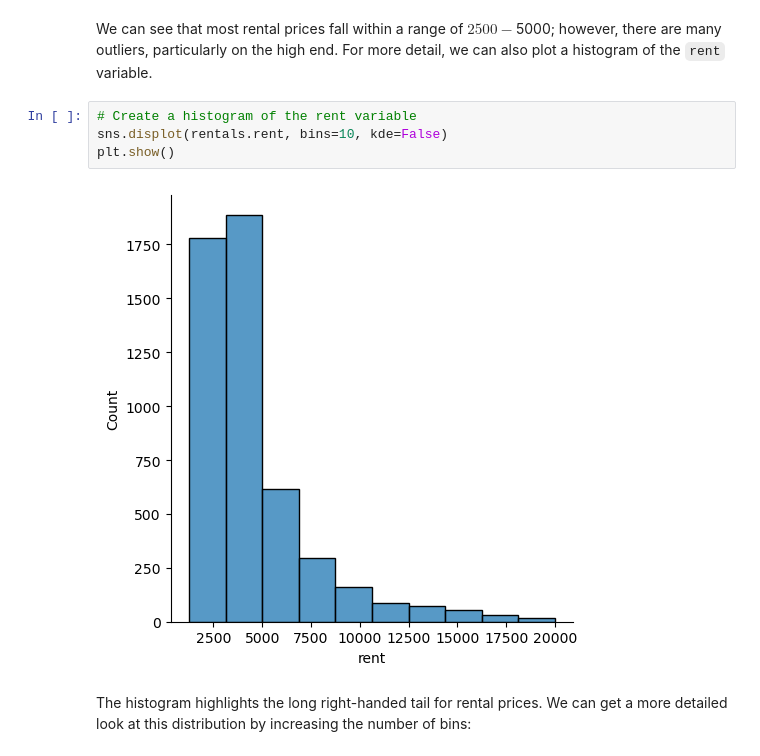
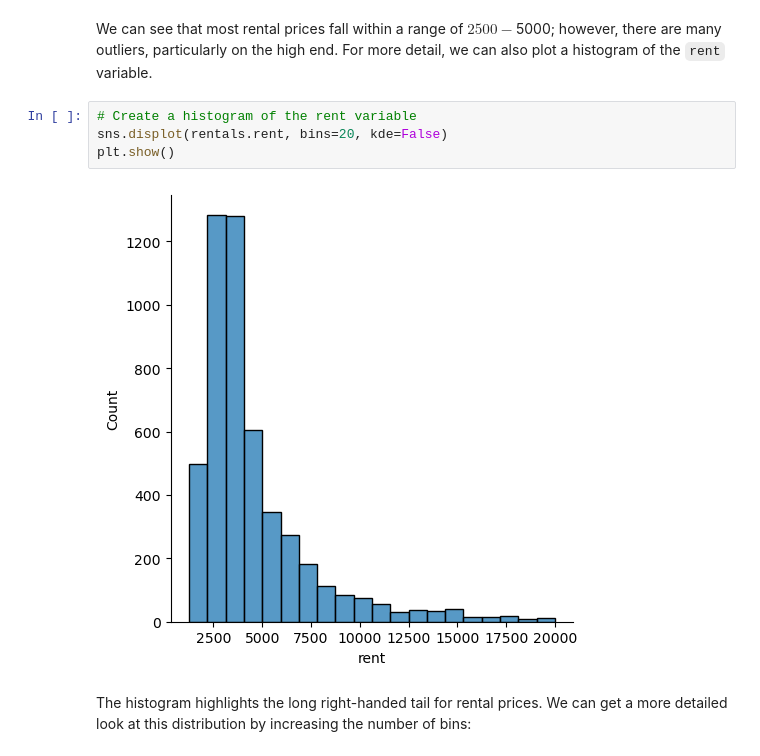
Before and after one commit to oldoc63/learningDS, a Jupyter notebook: exploreByVisual/exploreByVis.ipynb, the cells around one changed output. Cells and saved outputs as stored; diff of their text form.

```diff
--- a/exploreByVisual/exploreByVis.ipynb
+++ b/exploreByVisual/exploreByVis.ipynb
@@ -58,10 +58,10 @@ sns.boxplot(x='rent', data=rentals)
 We can see that most rental prices fall within a range of $2500-$5000; however, there are many outliers, particularly on the high end. For more detail, we can also plot a histogram of the `rent` variable.
 # %%
 # Create a histogram of the rent variable
-sns.displot(rentals.rent, bins=10, kde=False)
+sns.displot(rentals.rent, bins=20, kde=False)
 plt.show()
 # %% [output]
-[figure, old version]
+[figure, new version]
 # %% [markdown]
 The histogram highlights the long right-handed tail for rental prices. We can get a more detailed look at this distribution by increasing the number of bins:
 # %%
```
Also changed, not shown: parts of 15 cells of this notebook.
